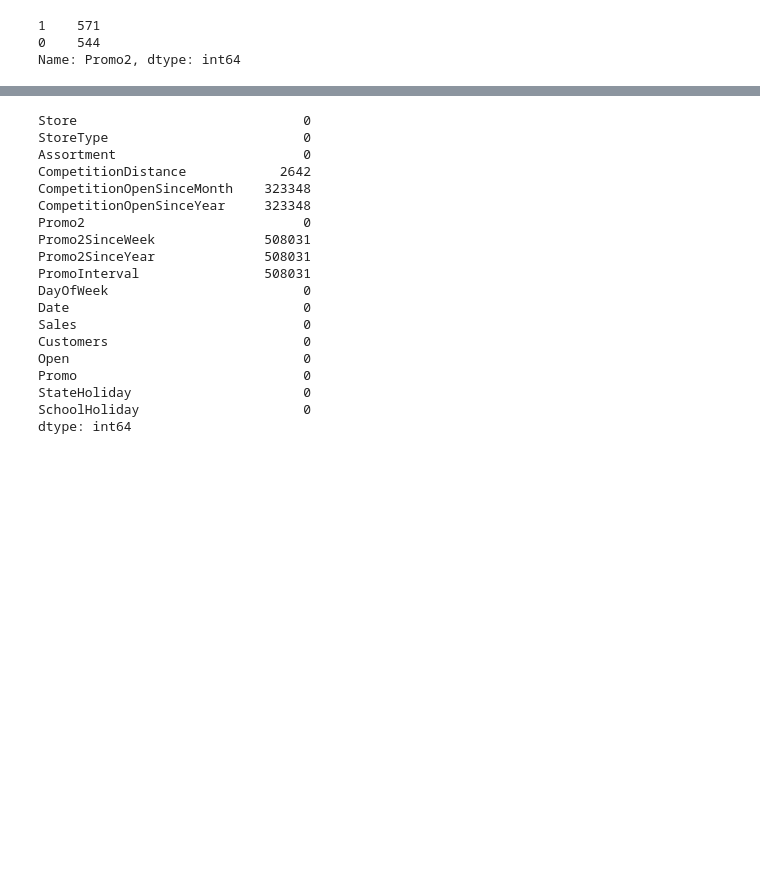
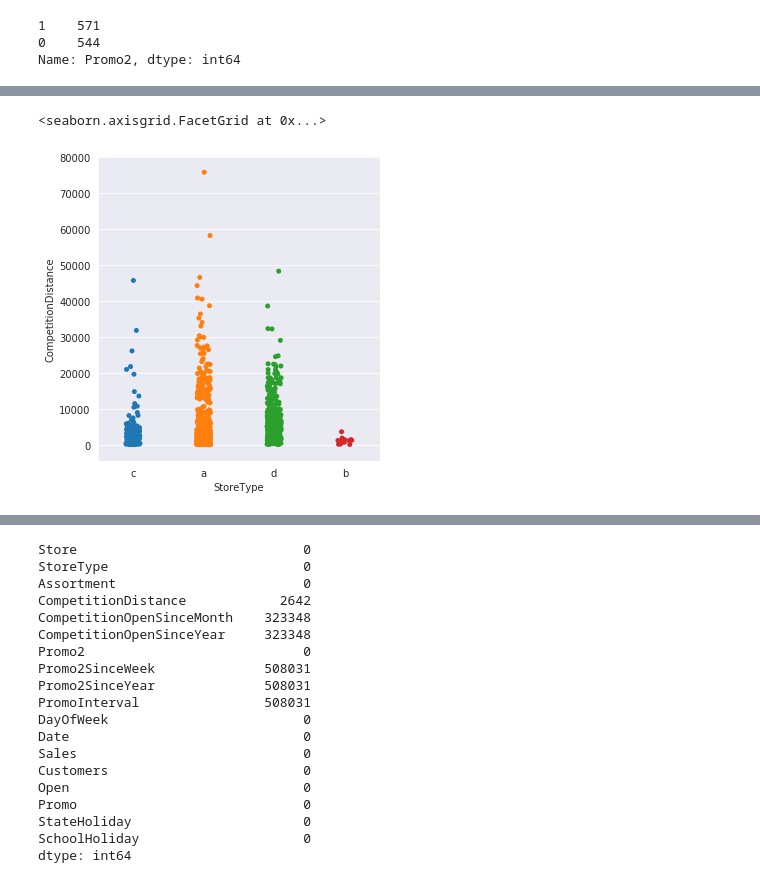
Before and after one commit to BirhanuGebisa/Pharmaceutical_sales_prediction, a Jupyter notebook: notebooks/ED_analysis.ipynb, the cells around one changed output, grey strips where cells are left out. Drawn from its saved outputs; the diff is of its cells as text; code cells hidden in the pictures; blank space fills up the shorter version.

```diff
--- a/notebooks/ED_analysis.ipynb
+++ b/notebooks/ED_analysis.ipynb
@@ -181,0 +330,5 @@ Name: Promo2, dtype: int64
+# %%
+sns.catplot(x="StoreType", y="CompetitionDistance", data=store_df)
+# %% [output]
+<seaborn.axisgrid.FacetGrid at 0x...>
+[figure, added]
```
Also changed, not shown: parts of 52 cells of this notebook.
